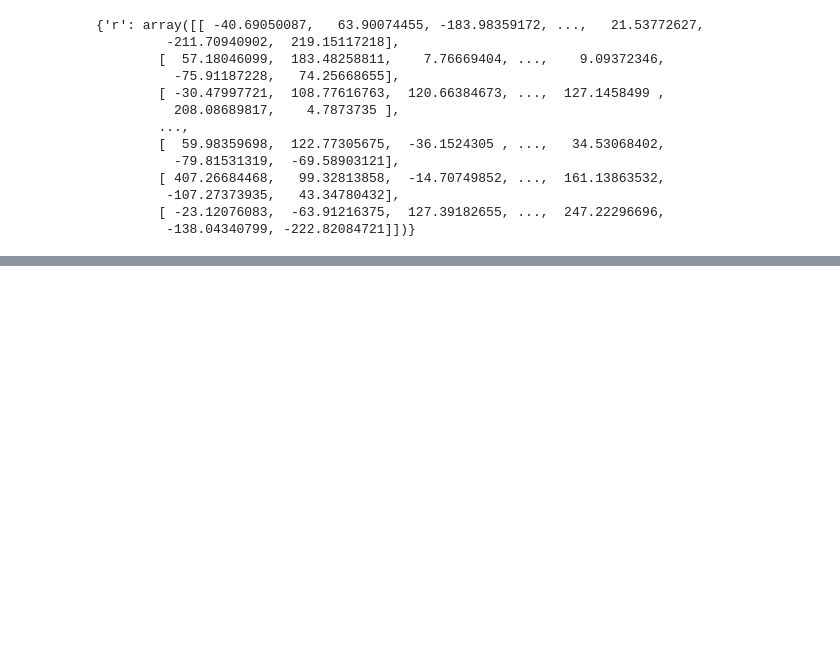
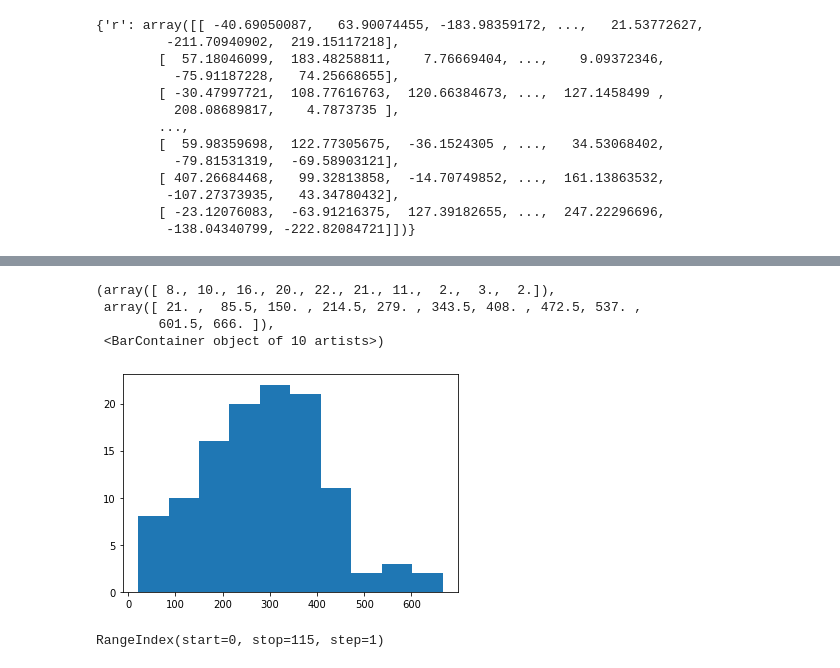
Before and after one commit to maggiemagnuson/liveProjects, a Jupyter notebook: Bayesian Statistical Methods with PyMC3.ipynb, the cells around one changed output, grey strips where cells are left out. Drawn from its saved outputs; the diff is of its cells as text; code cells hidden in the pictures; blank space fills up the shorter version.

```diff
--- a/Bayesian Statistical Methods with PyMC3.ipynb
+++ b/Bayesian Statistical Methods with PyMC3.ipynb
@@ -313,0 +361,12 @@ pm.sample_posterior_predictive(trace, model=model)
+# %%
+plt.hist(df["IsCanceled"])
+# %% [output]
+(array([ 8., 10., 16., 20., 22., 21., 11.,  2.,  3.,  2.]),
+ array([ 21. ,  85.5, 150. , 214.5, 279. , 343.5, 408. , 472.5, 537. ,
+        601.5, 666. ]),
+ <BarContainer object of 10 artists>)
+[figure, added]
+# %%
+df.index
+# %% [output]
+RangeIndex(start=0, stop=115, step=1)
```
Also changed, not shown: parts of 9 cells of this notebook, 1 other file.
